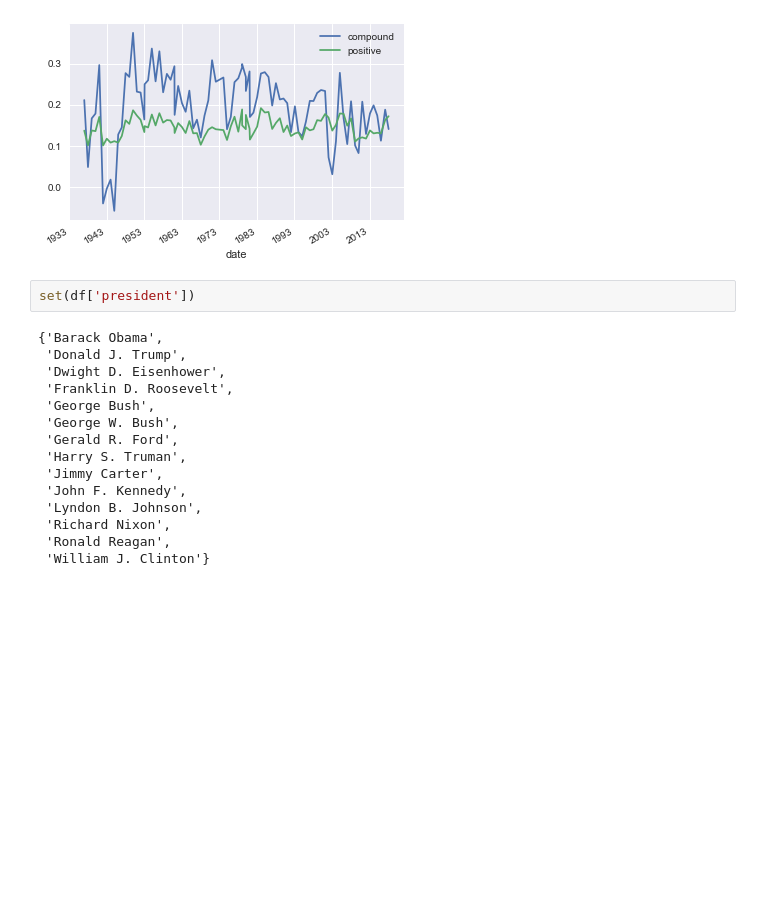
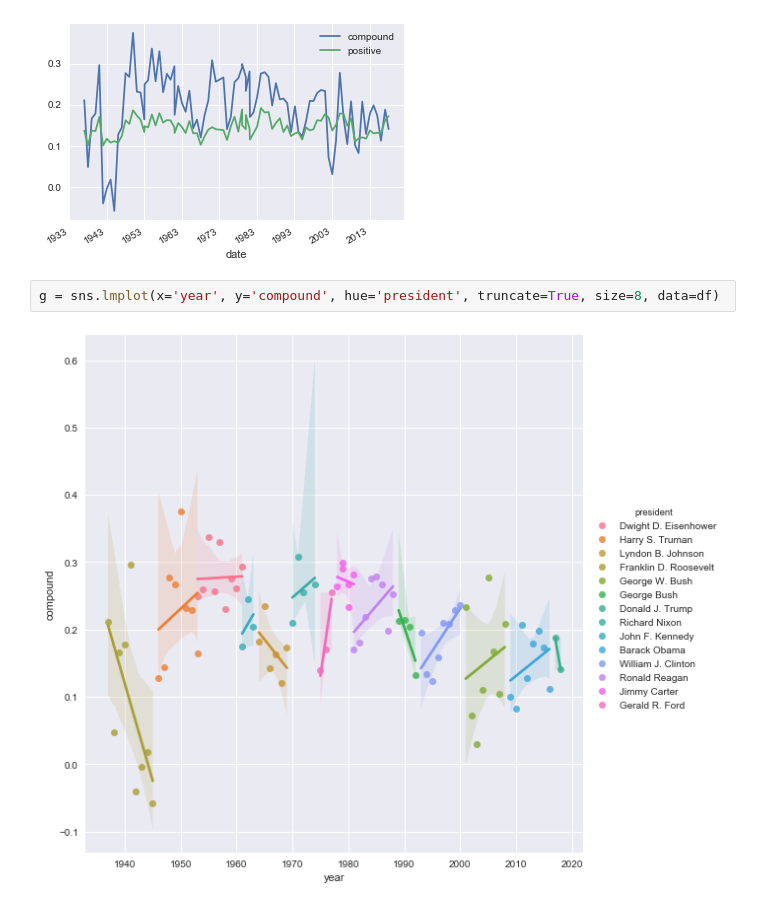
Before and after one commit to ratulesrar3/sotu-approval-analysis, a Jupyter notebook: sentiment_analysis.ipynb, the cells around one changed output. Cells and saved outputs as stored; diff of their text form; blank space fills up the shorter version.

Commit message:
updated scripts for data cleaning

```diff
--- a/sentiment_analysis.ipynb
+++ b/sentiment_analysis.ipynb
@@ -68,20 +68,7 @@ df.plot('date', ['compound', 'positive'])
 # %% [output]
 <matplotlib.axes._subplots.AxesSubplot at 0x...>
 [figure]
-# %%
-set(df['president'])
-# %% [output]
-{'Barack Obama',
- 'Donald J. Trump',
- 'Dwight D. Eisenhower',
- 'Franklin D. Roosevelt',
- 'George Bush',
- 'George W. Bush',
- 'Gerald R. Ford',
- 'Harry S. Truman',
- 'Jimmy Carter',
- 'John F. Kennedy',
- 'Lyndon B. Johnson',
- 'Richard Nixon',
- 'Ronald Reagan',
- 'William J. Clinton'}
+# %%
+g = sns.lmplot(x='year', y='compound', hue='president', truncate=True, size=8, data=df)
+# %% [output]
+[figure, added]
```
Also changed, not shown: parts of 6 cells of this notebook, 3 other files.
